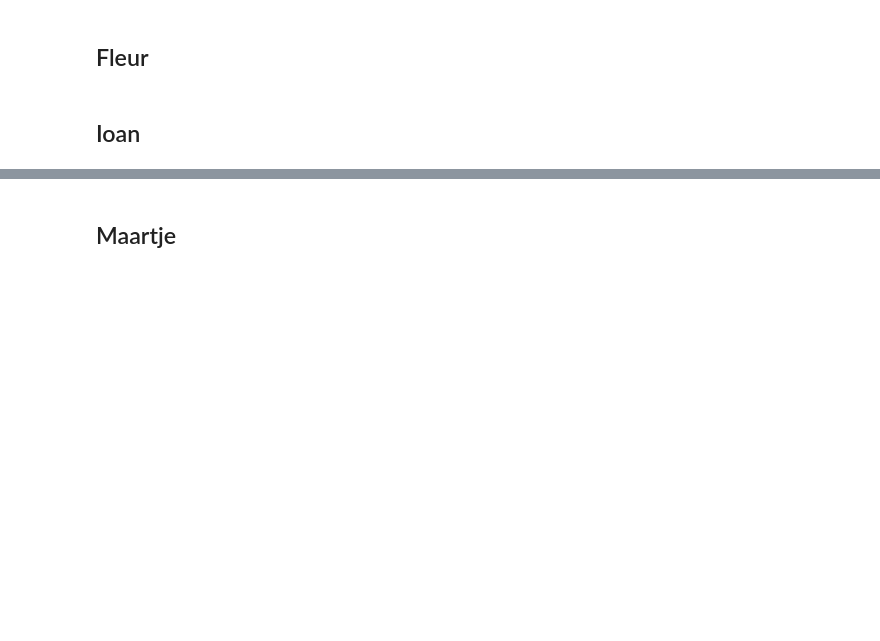
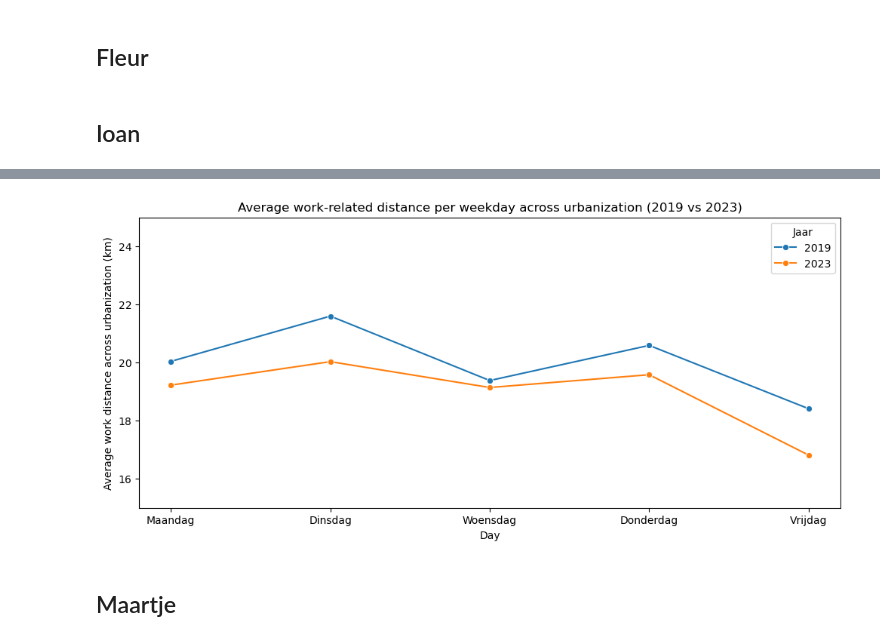
Before and after one commit to wendyqxc/Group8, a Jupyter notebook: Code_per_person.ipynb, the cells around one changed output, grey strips where cells are left out. Cells and saved outputs as stored; diff of their text form; code cells hidden in the pictures; blank space fills up the shorter version.

Commit message:
Added WorkTravelPlots

```diff
--- a/Code_per_person.ipynb
+++ b/Code_per_person.ipynb
@@ -25,3 +129,32 @@ hello
+# %%
+# --- Average across urbanization groups per weekday (2019 vs 2023) ---
+df_avg = (
+    df_work.groupby(['Day', 'Jaar'], as_index=False)['Gemiddelde_Afstand_km']
+           .mean()
+)
+
+# Ensure weekday order and sorting
+df_avg['Day'] = pd.Categorical(df_avg['Day'], categories=weekday_order, ordered=True)
+df_avg = df_avg.sort_values(['Jaar', 'Day'])
+
+# Plot: average across urbanization groups per weekday, by year
+plt.figure(figsize=(12, 5))
+ax = sns.lineplot(
+    data=df_avg,
+    x='Day',
+    y='Gemiddelde_Afstand_km',
+    hue='Jaar',
+    marker='o'
+)
+
+ax.set_ylabel('Average work distance across urbanization (km)')
+ax.set_xlabel('Day')
+ax.set_ylim(15, 25)
+ax.set_title('Average work-related distance per weekday across urbanization (2019 vs 2023)')
+
+plt.show()
+# %% [output]
+[figure, added]
 # %% [markdown]
 ## Maartje ##
 # %%
```
Also changed, not shown: parts of 4 cells of this notebook, 1 other file.
